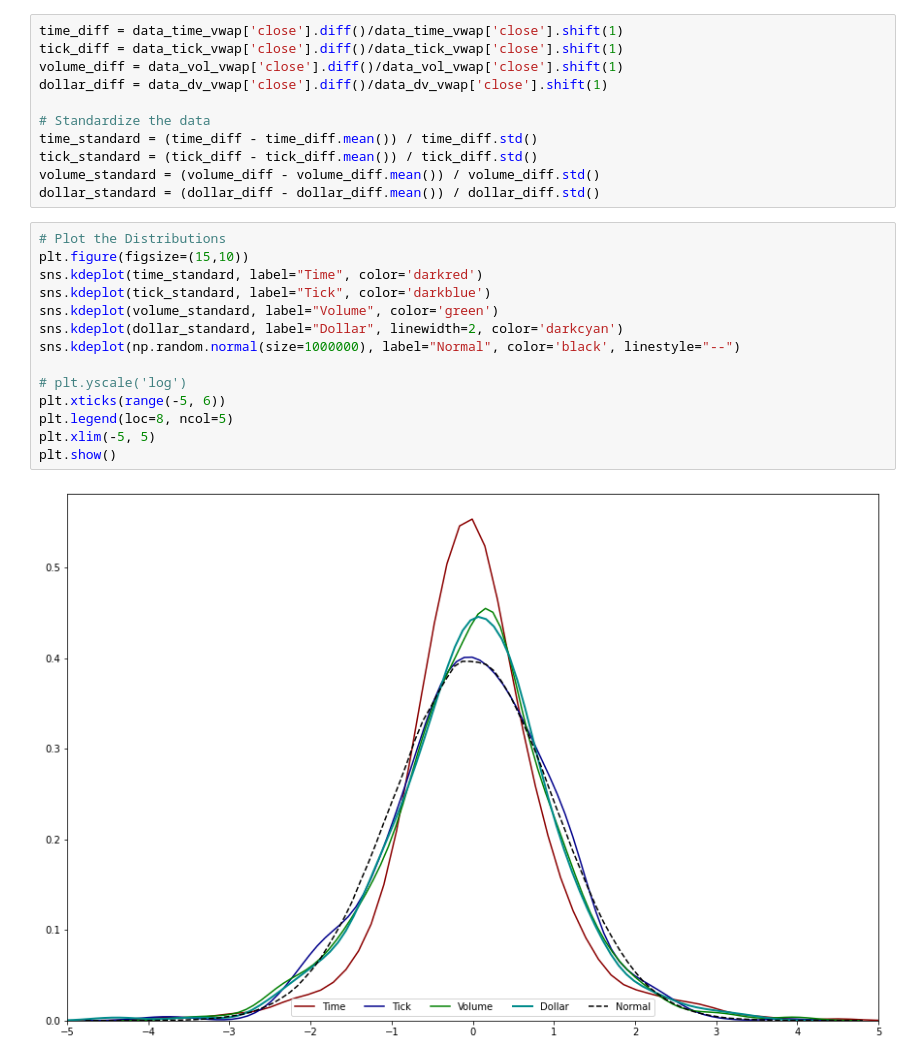
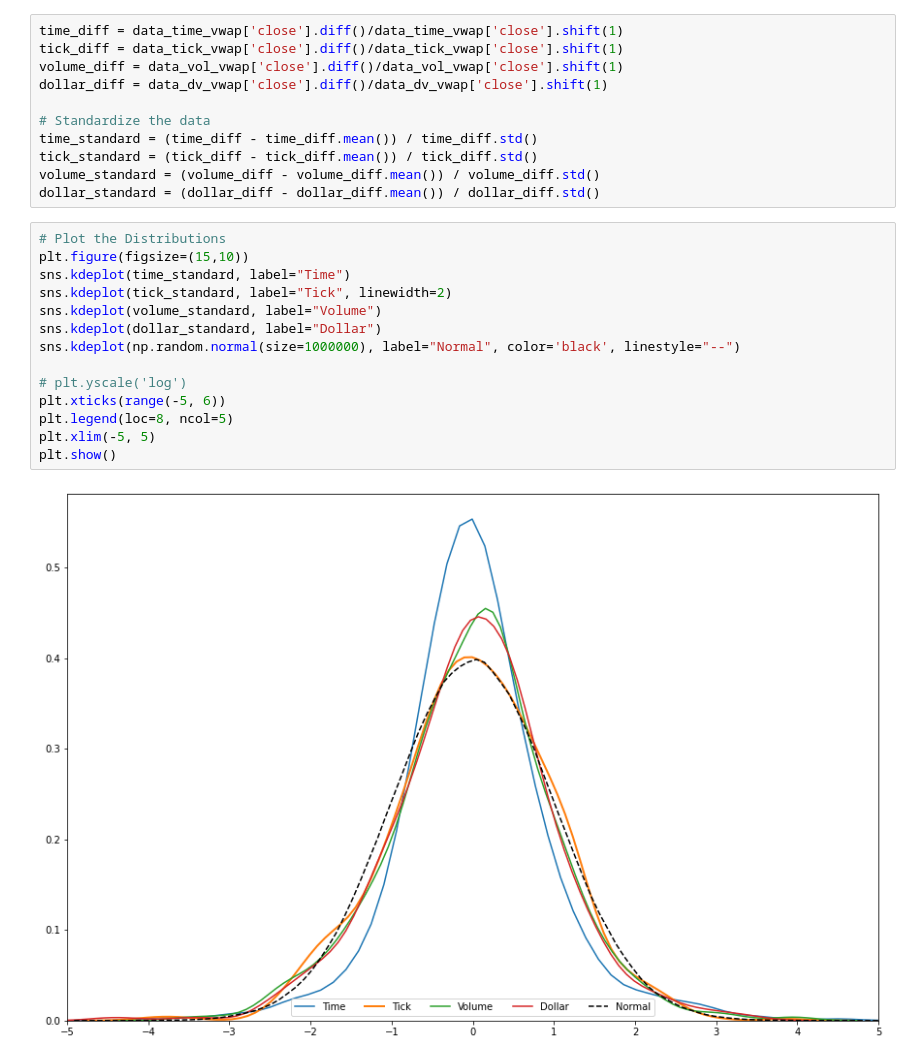
Before and after one commit to wilsonfreitas/AFML, a Jupyter notebook: tickbars_dists.ipynb, the cells around one changed output. Cells and saved outputs as stored; diff of their text form.

Commit message:
Changed color lines from the only plot in the document

```diff
--- a/tickbars_dists.ipynb
+++ b/tickbars_dists.ipynb
@@ -61,16 +61,16 @@ dollar_standard = (dollar_diff - dollar_diff.mean()) / dollar_diff.std()
 # %%
 # Plot the Distributions
 plt.figure(figsize=(15,10))
-sns.kdeplot(time_standard, label="Time", color='darkred')
-sns.kdeplot(tick_standard, label="Tick", color='darkblue')
-sns.kdeplot(volume_standard, label="Volume", color='green')
-sns.kdeplot(dollar_standard, label="Dollar", linewidth=2, color='darkcyan')
+sns.kdeplot(time_standard, label="Time")
+sns.kdeplot(tick_standard, label="Tick", linewidth=2)
+sns.kdeplot(volume_standard, label="Volume")
+sns.kdeplot(dollar_standard, label="Dollar")
 sns.kdeplot(np.random.normal(size=1000000), label="Normal", color='black', linestyle="--")
 
 # plt.yscale('log')
 plt.xticks(range(-5, 6))
 plt.legend(loc=8, ncol=5)
 plt.xlim(-5, 5)
 plt.show()
 # %% [output]
-[figure, old version]
+[figure, new version]
```
